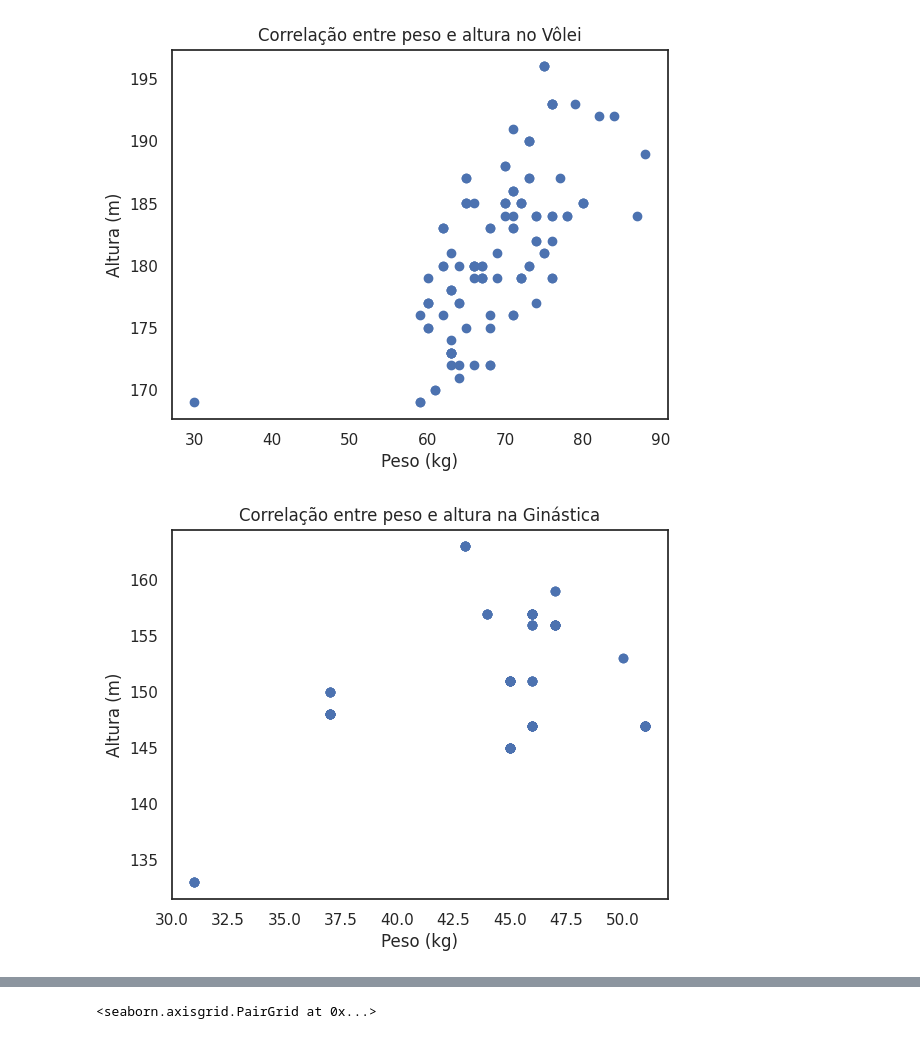
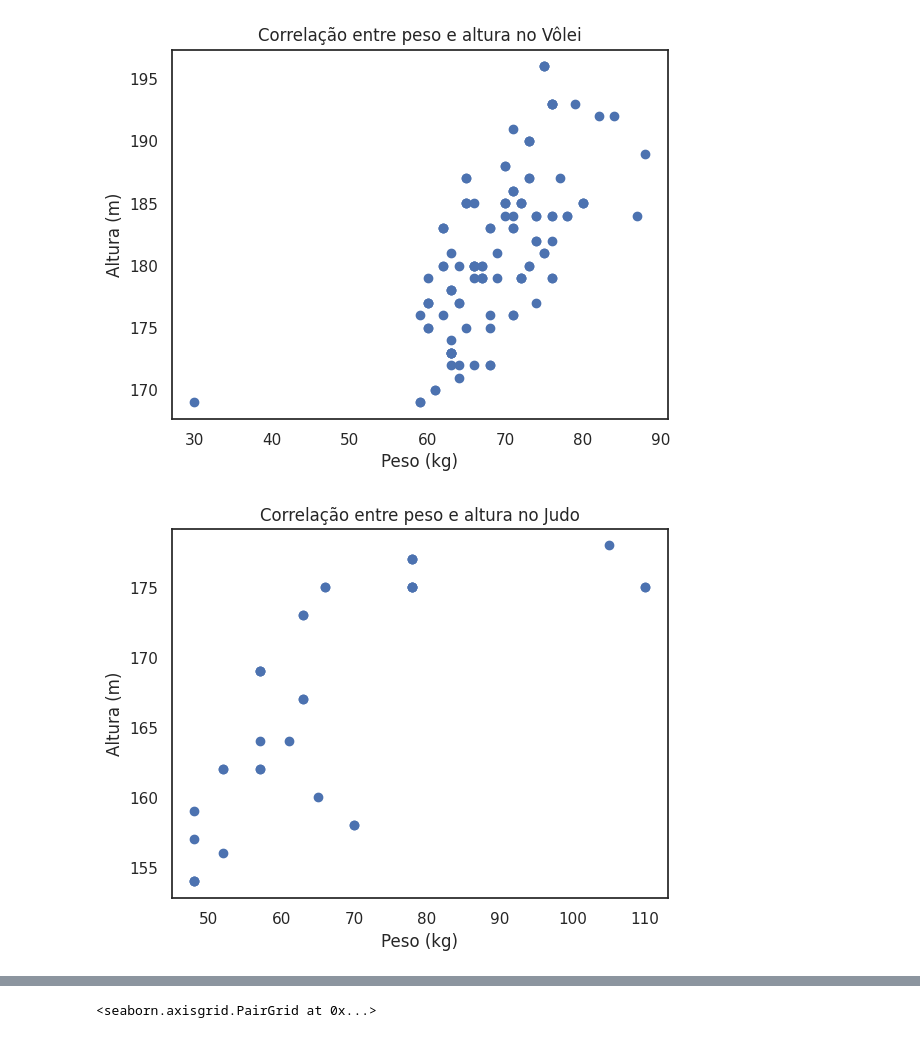
Before and after one commit to lauramendescd/Lab_DataScience, a Jupyter notebook: Olimpiadas_brasil.ipynb, the cells around one changed output, grey strips where cells are left out. Drawn from its saved outputs; the diff is of its cells as text; code cells hidden in the pictures.

```diff
--- a/Olimpiadas_brasil.ipynb
+++ b/Olimpiadas_brasil.ipynb
@@ -308,16 +315,16 @@ plt.show()
 # %%
 # CORRELAÇÃO da altura e peso das Ginastas Brasileiras no Verão
 
-Gymnastics = atletas_brasileiras_verao.loc[atletas_brasileiras_verao['Esporte'] == 'Gymnastics']
+Gymnastics = atletas_brasileiras_verao.loc[atletas_brasileiras_verao['Esporte'] == 'Judo']
 correlacao = Gymnastics['Altura'].corr(Gymnastics['Peso'])
 
 plt.scatter(Gymnastics['Peso'], Gymnastics['Altura'])
 plt.xlabel('Peso (kg)')
 plt.ylabel('Altura (m)')
-plt.title('Correlação entre peso e altura na Ginástica')
+plt.title('Correlação entre peso e altura no Judo')
 plt.show()
 # %% [output]
-[figure, old version]
+[figure, new version]
 # %%
 
 # Agrupa os dados por esporte e calcula as correlações entre peso e altura dentro de cada grupo
```
Also changed, not shown: parts of 2 cells of this notebook.
